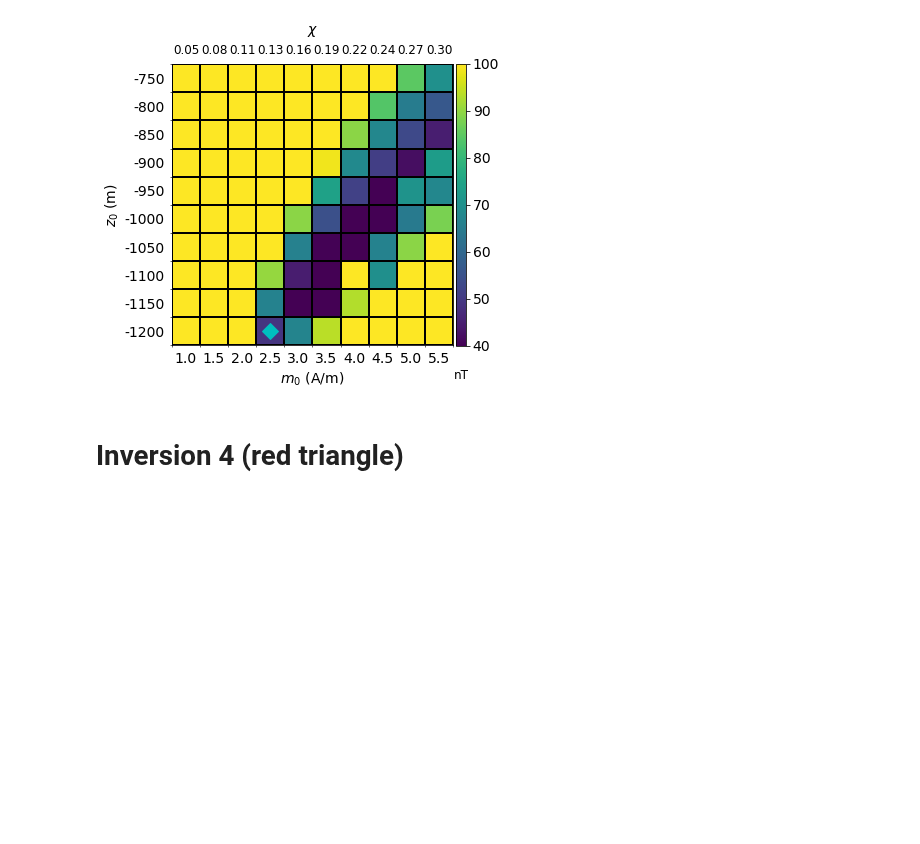
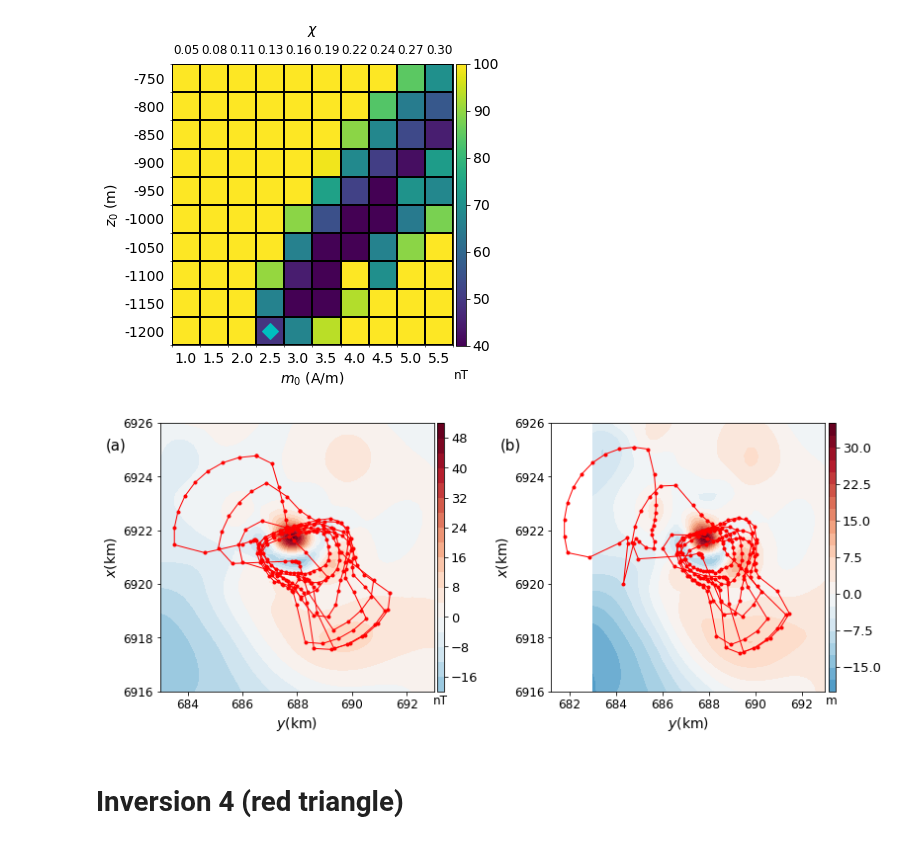
Before and after one commit to pinga-lab/magnetic-radial-inversion, a Jupyter notebook: code/SC/convergence_curves.ipynb, the cells around one changed output. Saved outputs shown, nothing was run; the diff lists cells and outputs as text; code cells hidden in the pictures; blank space fills up the shorter version.

Commit message:
plot of horizontal prisms projections

```diff
--- a/code/SC/convergence_curves.ipynb
+++ b/code/SC/convergence_curves.ipynb
@@ -238,6 +238,41 @@ plt.savefig(mypath+'phi_grid.png', dpi=300, bbox_inches='tight')
 plt.show()
 # %% [output]
 [figure]
+# %%
+plt.figure(figsize=(13,5))
+
+ax=plt.subplot(1,2,1)
+plt.tricontourf(di['y'], di['x'], di['results'][3][3], 20,
+                cmap='RdBu_r', vmin=-np.max(di['results'][3][3]),
+                vmax=np.max(di['results'][3][3])).ax.tick_params(labelsize=12)
+for di1 in di['results'][3][2][-1]:
+    mpl.polygon(di1, '.-r', xy2ne=True)
+plt.xlabel('$y$(km)', fontsize=14)
+plt.ylabel('$x$(km)', fontsize=14)
+clb = plt.colorbar(pad=0.01, aspect=40, shrink=1)
+clb.ax.tick_params(labelsize=13)
+clb.ax.set_title('nT', pad=-285)
+ax.text(681000, 6925000, '(a)', fontsize= 15)
+mpl.m2km()
+
+ax=plt.subplot(1,2,2)
+plt.tricontourf(di['y'], di['x'], di['results'][14][3], 20,
+                cmap='RdBu_r', vmin=-np.max(di['results'][14][3]),
+                vmax=np.max(di['results'][14][3])).ax.tick_params(labelsize=12)
+plt.xlabel('$y$(km)', fontsize=14)
+plt.ylabel('$x$(km)', fontsize=14)
+for di2 in di['results'][14][2][-1]:
+    mpl.polygon(di2, '.-r', xy2ne=True)
+clb = plt.colorbar(pad=0.01, aspect=40, shrink=1)
+clb.ax.set_title('m', pad=-285)
+clb.ax.tick_params(labelsize=13)
+ax.text(679000, 6925000, '(b)', fontsize= 15)
+mpl.m2km()
+
+plt.savefig(mypath+'projections.png', dpi=300, bbox_inches='tight')
+plt.show()
+# %% [output]
+[figure, added]
 # %% [markdown]
 # Inversion 4 (red triangle)
 # %%
```
Also changed, not shown: 1 other file.
